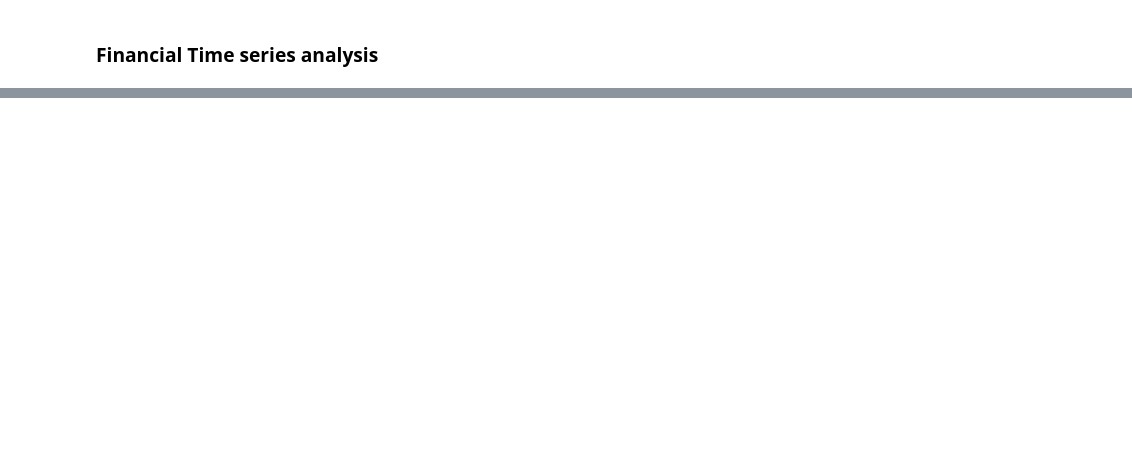
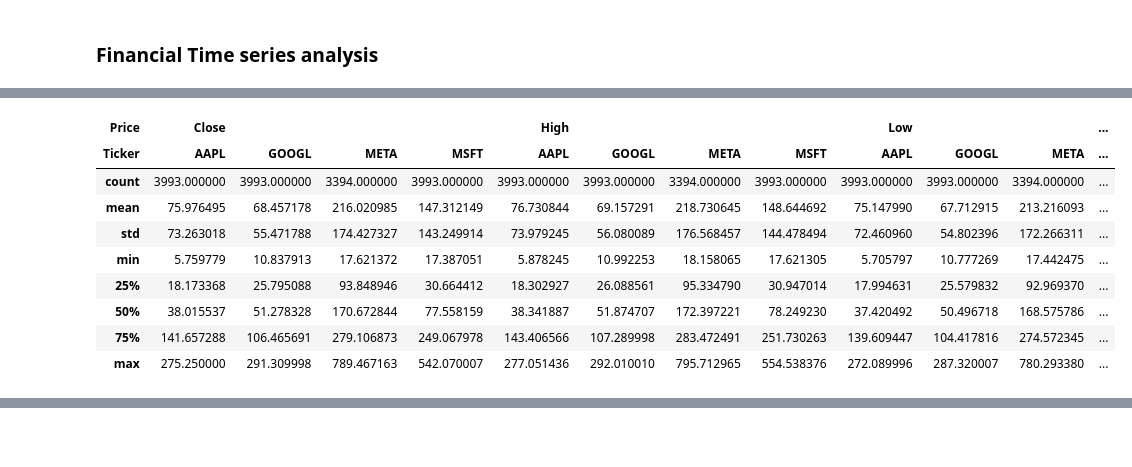
Before and after one commit to LordNevill/Financial-data-analysis, a Jupyter notebook: src/main.ipynb, the cells around one changed output, grey strips where cells are left out. Drawn from its saved outputs; the diff is of its cells as text; code cells hidden in the pictures; blank space fills up the shorter version.

```diff
--- a/src/main.ipynb
+++ b/src/main.ipynb
@@ -37,0 +28,15 @@ read_csv(
+# %%
+### Summary Statistics
+summary_stats = data.describe()
+summary_stats
+# %% [output]
+| Price | Close |  |  |  | High |  |  |  | Low |  |  | ... |
+| Ticker | AAPL | GOOGL | META | MSFT | AAPL | GOOGL | META | MSFT | AAPL | GOOGL | META | ... |
+| count | 3993.000000 | 3993.000000 | 3394.000000 | 3993.000000 | 3993.000000 | 3993.000000 | 3394.000000 | 3993.000000 | 3993.000000 | 3993.000000 | 3394.000000 | ... |
+| mean | 75.976495 | 68.457178 | 216.020985 | 147.312149 | 76.730844 | 69.157291 | 218.730645 | 148.644692 | 75.147990 | 67.712915 | 213.216093 | ... |
+| std | 73.263018 | 55.471788 | 174.427327 | 143.249914 | 73.979245 | 56.080089 | 176.568457 | 144.478494 | 72.460960 | 54.802396 | 172.266311 | ... |
+| min | 5.759779 | 10.837913 | 17.621372 | 17.387051 | 5.878245 | 10.992253 | 18.158065 | 17.621305 | 5.705797 | 10.777269 | 17.442475 | ... |
+| 25% | 18.173368 | 25.795088 | 93.848946 | 30.664412 | 18.302927 | 26.088561 | 95.334790 | 30.947014 | 17.994631 | 25.579832 | 92.969370 | ... |
+| 50% | 38.015537 | 51.278328 | 170.672844 | 77.558159 | 38.341887 | 51.874707 | 172.397221 | 78.249230 | 37.420492 | 50.496718 | 168.575786 | ... |
+| 75% | 141.657288 | 106.465691 | 279.106873 | 249.067978 | 143.406566 | 107.289998 | 283.472491 | 251.730263 | 139.609447 | 104.417816 | 274.572345 | ... |
+| max | 275.250000 | 291.309998 | 789.467163 | 542.070007 | 277.051436 | 292.010010 | 795.712965 | 554.538376 | 272.089996 | 287.320007 | 780.293380 | ... |
```
Also changed, not shown: parts of 12 cells of this notebook, 2 other files.
